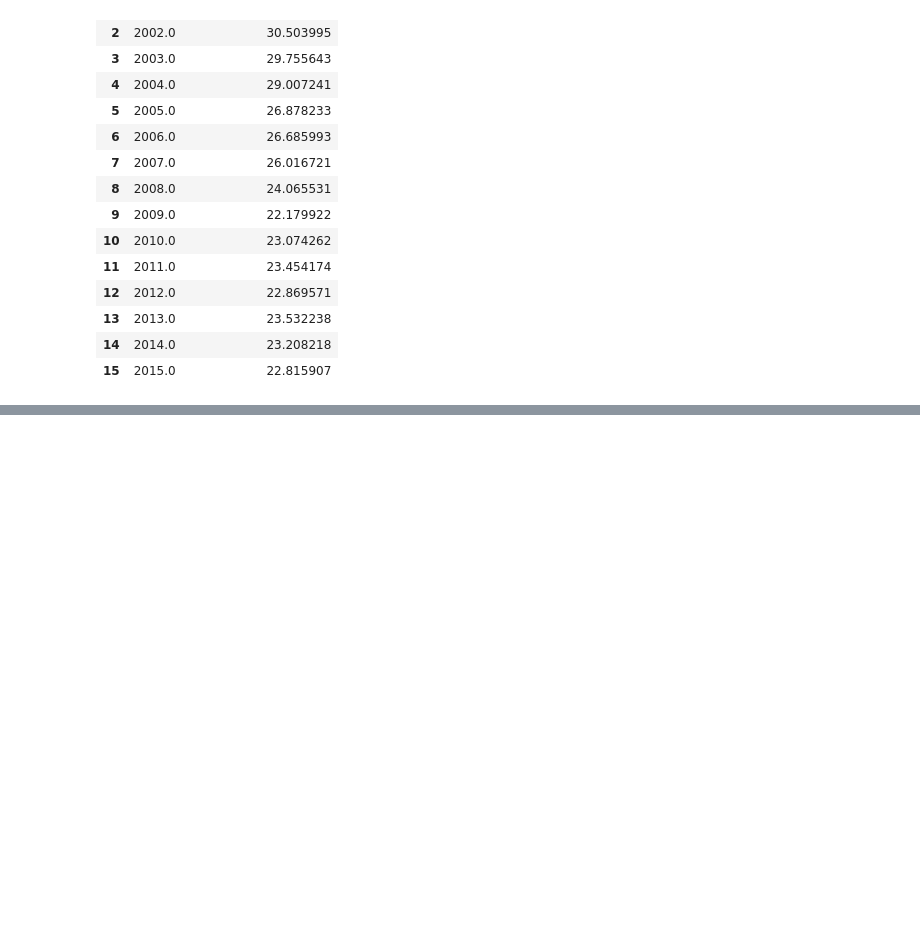
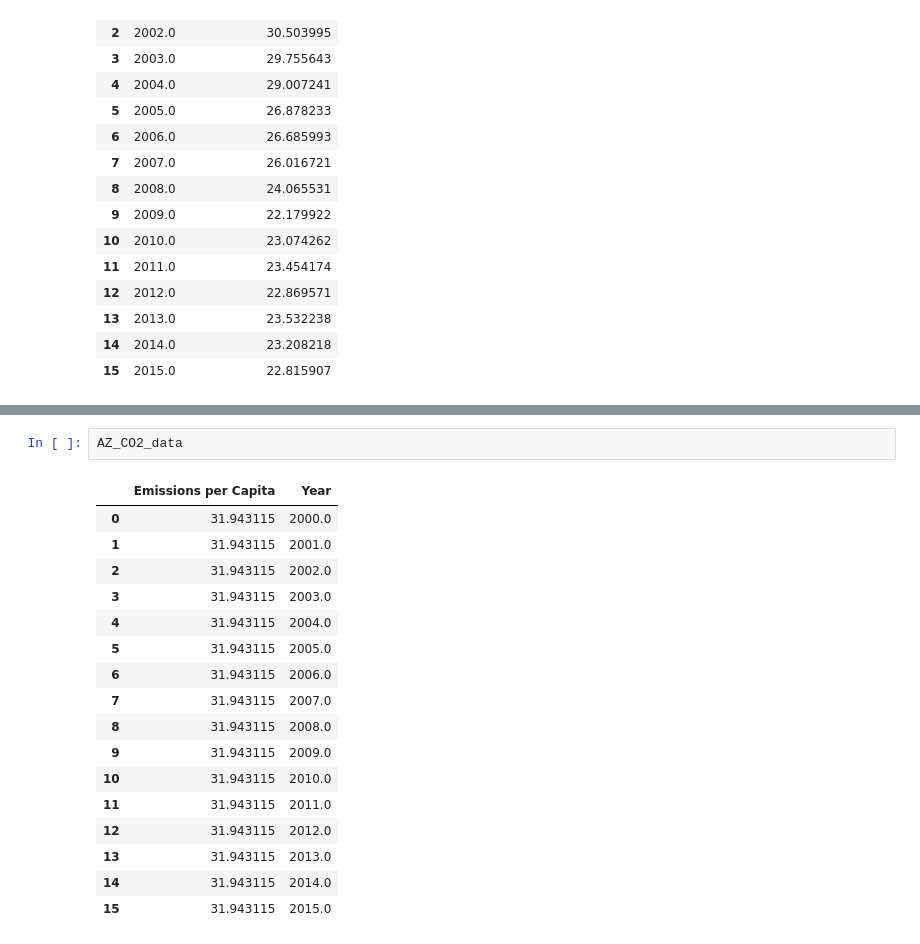
Before and after one commit to charmoniumQ/MCM-2018, a Jupyter notebook: MCM-Data-Analysis.ipynb, the cells around one changed output, grey strips where cells are left out. Drawn from its saved outputs; the diff is of its cells as text; blank space fills up the shorter version.

```diff
--- a/MCM-Data-Analysis.ipynb
+++ b/MCM-Data-Analysis.ipynb
@@ -236,0 +250,20 @@ TX_CO2_data
+# %%
+AZ_CO2_data
+# %% [output]
+|  | Emissions per Capita | Year |
+| 0 | 31.943115 | 2000.0 |
+| 1 | 31.943115 | 2001.0 |
+| 2 | 31.943115 | 2002.0 |
+| 3 | 31.943115 | 2003.0 |
+| 4 | 31.943115 | 2004.0 |
+| 5 | 31.943115 | 2005.0 |
+| 6 | 31.943115 | 2006.0 |
+| 7 | 31.943115 | 2007.0 |
+| 8 | 31.943115 | 2008.0 |
+| 9 | 31.943115 | 2009.0 |
+| 10 | 31.943115 | 2010.0 |
+| 11 | 31.943115 | 2011.0 |
+| 12 | 31.943115 | 2012.0 |
+| 13 | 31.943115 | 2013.0 |
+| 14 | 31.943115 | 2014.0 |
+| 15 | 31.943115 | 2015.0 |
```
Also changed, not shown: parts of 2 cells of this notebook.
